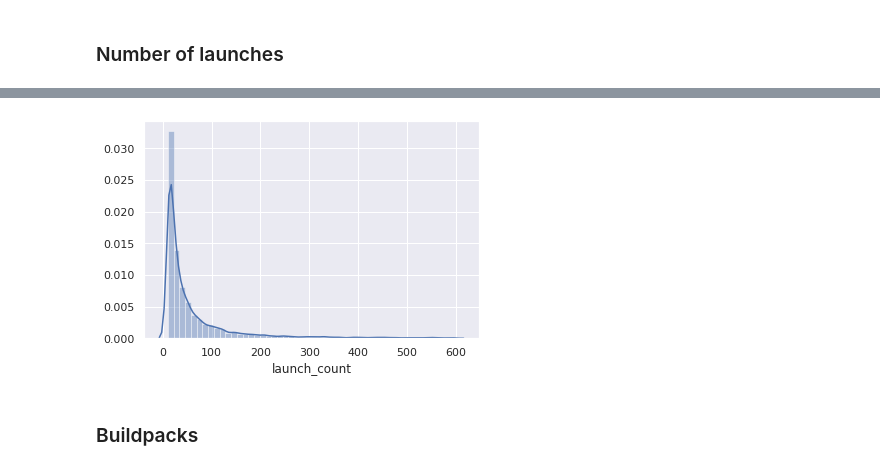
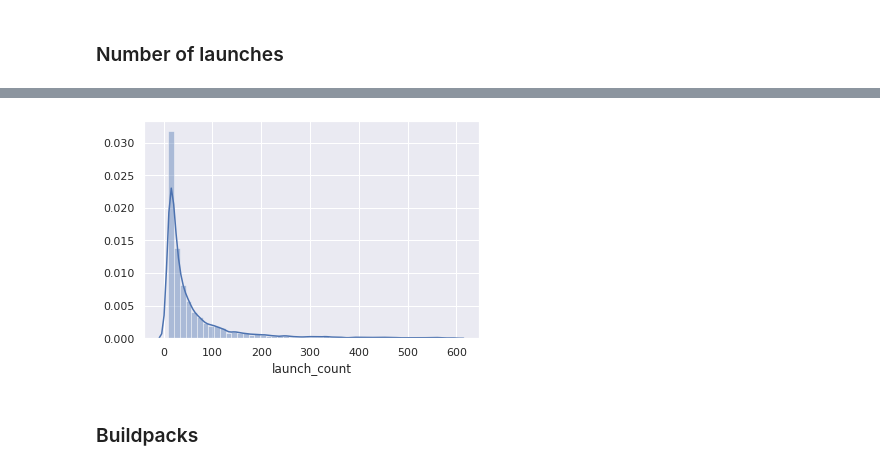
Before and after one commit to gesiscss/binder_paper_20, a Jupyter notebook: analysis/repos.ipynb, the cells around one changed output, grey strips where cells are left out. Saved outputs shown, nothing was run; the diff lists cells and outputs as text; code cells hidden in the pictures.

```diff
--- a/analysis/repos.ipynb
+++ b/analysis/repos.ipynb
@@ -435,0 +355,7 @@ array([[<AxesSubplot:title={'center':'launch_count'}>]], dtype=object)
+# %%
+# repos that still exist with valid spec and launched at least 10 times
+repos_10 = repos[(~repos["fork"].isin([404,451])) &
+          (~repos["resolved_ref"].isnull()) &
+          (repos["resolved_ref"] != "404") &
+         (repos["launch_count"] >= 10)]
+len(repos_10)
@@ -435,0 +378,3 @@ array([[<AxesSubplot:title={'center':'launch_count'}>]], dtype=object)
+# %%
+repos_10_600 = repos_10[repos_10["launch_count"] < 600]
+repos_10_600.hist(column="launch_count", log=True)
@@ -436,7 +384,7 @@ array([[<AxesSubplot:title={'center':'launch_count'}>]], dtype=object)
 # %%
-sns.distplot(x["launch_count"]);
+sns.distplot(repos_10_600["launch_count"]);
 # %% [output]
-[figure, old version]
+[figure, new version]
 # %% [markdown]
 ### Buildpacks
 # %%
```
Also changed, not shown: parts of 47 cells of this notebook, 3 other files.
